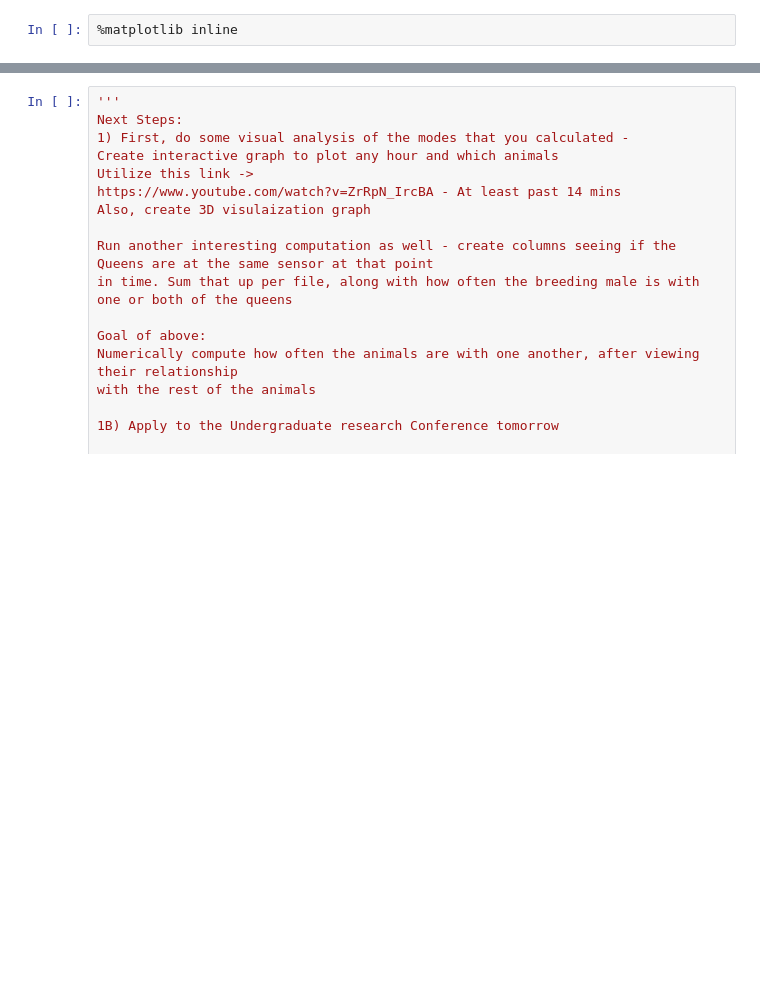
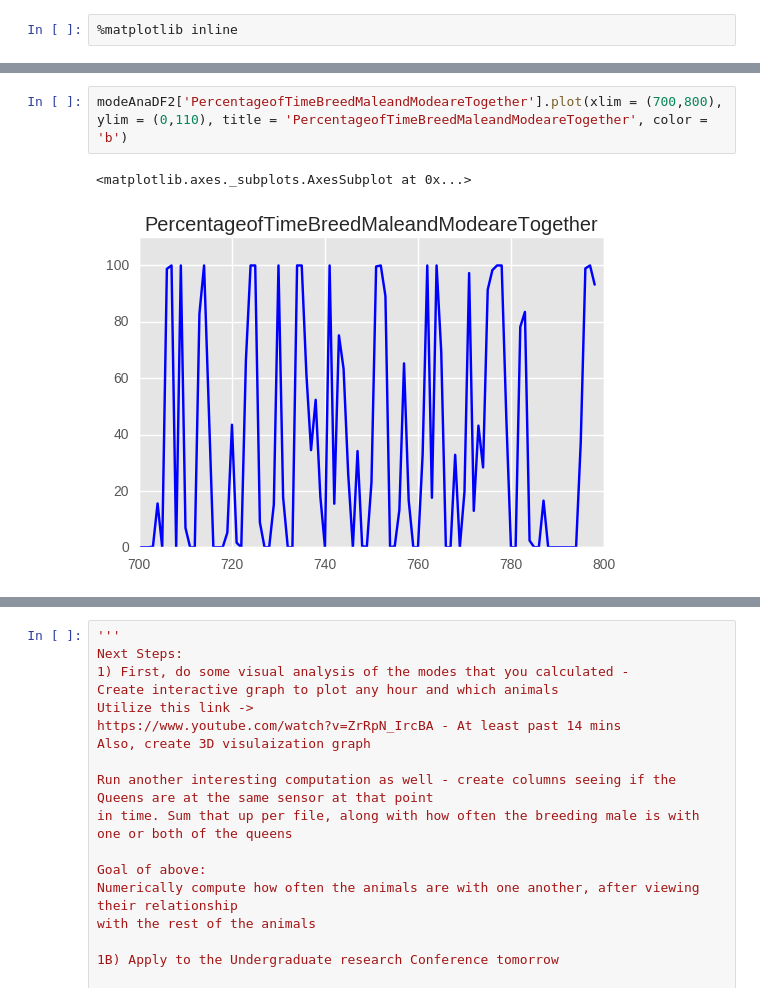
Before and after one commit to Zachary-Diemer21/NakedMoleRat, a Jupyter notebook: NMRResearchModeCalc.ipynb, the cells around one changed output, grey strips where cells are left out. Cells and saved outputs as stored; diff of their text form; blank space fills up the shorter version.

```diff
--- a/NMRResearchModeCalc.ipynb
+++ b/NMRResearchModeCalc.ipynb
@@ -1048,0 +1114,5 @@ modeAnaDF.describe()
+# %%
+modeAnaDF2['PercentageofTimeBreedMaleandModeareTogether'].plot(xlim = (700,800), ylim = (0,110), title = 'PercentageofTimeBreedMaleandModeareTogether', color = 'b')
+# %% [output]
+<matplotlib.axes._subplots.AxesSubplot at 0x...>
+[figure, added]
```
Also changed, not shown: parts of 33 cells of this notebook.
